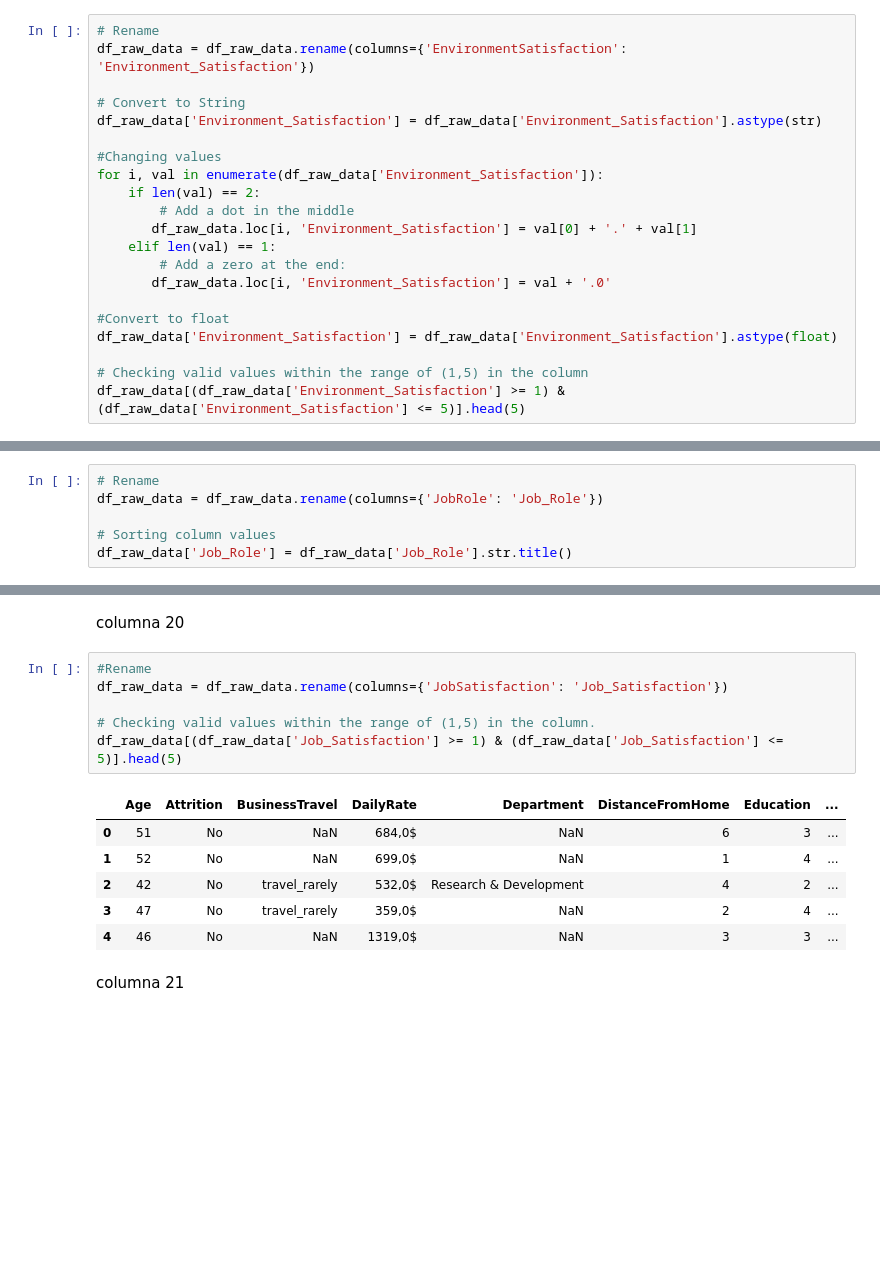
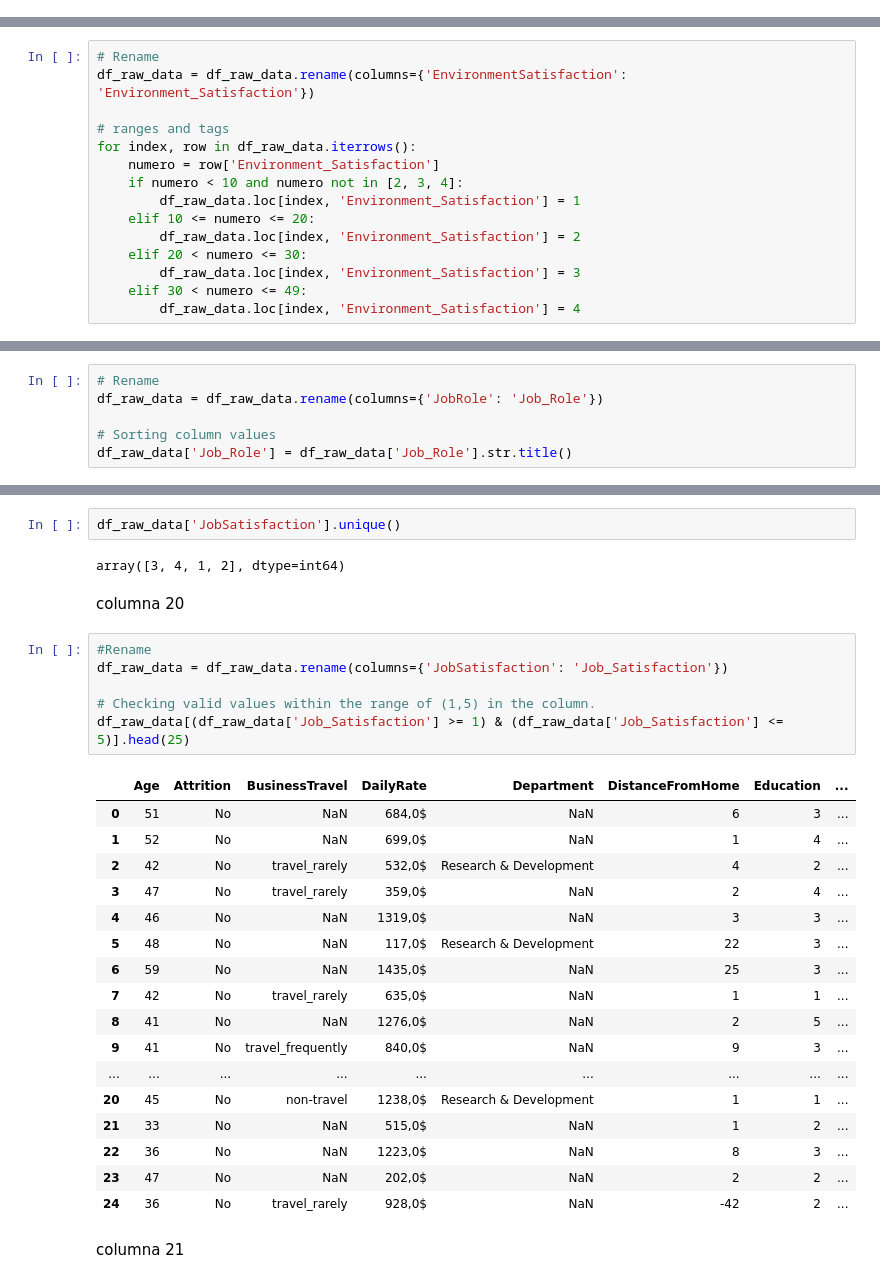
Before and after one commit to nuriancg/project-da-promo-H-module-3-team-1, a Jupyter notebook: limpiar_columnas.ipynb, the cells around one changed output, grey strips where cells are left out. Cells and saved outputs as stored; diff of their text form; blank space fills up the shorter version.

Commit message:
Etiquetas en columna Environment Satisfaction

```diff
--- a/limpiar_columnas.ipynb
+++ b/limpiar_columnas.ipynb
@@ -23,24 +23,3 @@ df_raw_data.head(1)
 | 0 | 51 | No | NaN | 684,0$ | NaN | 6 | 3 | ... |
 # %% [markdown]
 * columna 14
-# %%
-# Rename
-df_raw_data = df_raw_data.rename(columns={'EnvironmentSatisfaction': 'Environment_Satisfaction'})
-
-# Convert to String
-df_raw_data['Environment_Satisfaction'] = df_raw_data['Environment_Satisfaction'].astype(str)
-
-#Changing values
-for i, val in enumerate(df_raw_data['Environment_Satisfaction']):
-    if len(val) == 2:
-        # Add a dot in the middle
-       df_raw_data.loc[i, 'Environment_Satisfaction'] = val[0] + '.' + val[1]
-    elif len(val) == 1:
-        # Add a zero at the end:
-       df_raw_data.loc[i, 'Environment_Satisfaction'] = val + '.0'
-
-#Convert to float
-df_raw_data['Environment_Satisfaction'] = df_raw_data['Environment_Satisfaction'].astype(float)
-
-# Checking valid values within the range of (1,5) in the column
-df_raw_data[(df_raw_data['Environment_Satisfaction'] >= 1) & (df_raw_data['Environment_Satisfaction'] <= 5)].head(5)
@@ -53,0 +46,15 @@ df_raw_data[(df_raw_data['Environment_Satisfaction'] >= 1) & (df_raw_data['Envir
+# %%
+# Rename
+df_raw_data = df_raw_data.rename(columns={'EnvironmentSatisfaction': 'Environment_Satisfaction'})
+
+# ranges and tags
+for index, row in df_raw_data.iterrows():
+    numero = row['Environment_Satisfaction']
+    if numero < 10 and numero not in [2, 3, 4]:
+        df_raw_data.loc[index, 'Environment_Satisfaction'] = 1
+    elif 10 <= numero <= 20:
+        df_raw_data.loc[index, 'Environment_Satisfaction'] = 2
+    elif 20 < numero <= 30:
+        df_raw_data.loc[index, 'Environment_Satisfaction'] = 3
+    elif 30 < numero <= 49:
+        df_raw_data.loc[index, 'Environment_Satisfaction'] = 4
@@ -126,18 +172,33 @@ df_raw_data['Job_Role'] = df_raw_data['Job_Role'].str.title()
+# %%
+df_raw_data['JobSatisfaction'].unique()
+# %% [output]
+array([3, 4, 1, 2], dtype=int64)
 # %% [markdown]
 columna 20
 # %%
 #Rename
 df_raw_data = df_raw_data.rename(columns={'JobSatisfaction': 'Job_Satisfaction'})
 
 # Checking valid values within the range of (1,5) in the column.
-df_raw_data[(df_raw_data['Job_Satisfaction'] >= 1) & (df_raw_data['Job_Satisfaction'] <= 5)].head(5)
+df_raw_data[(df_raw_data['Job_Satisfaction'] >= 1) & (df_raw_data['Job_Satisfaction'] <= 5)].head(25)
 # %% [output]
 |  | Age | Attrition | BusinessTravel | DailyRate | Department | DistanceFromHome | Education | ... |
 | 0 | 51 | No | NaN | 684,0$ | NaN | 6 | 3 | ... |
 | 1 | 52 | No | NaN | 699,0$ | NaN | 1 | 4 | ... |
 | 2 | 42 | No | travel_rarely | 532,0$ | Research & Development | 4 | 2 | ... |
 | 3 | 47 | No | travel_rarely | 359,0$ | NaN | 2 | 4 | ... |
 | 4 | 46 | No | NaN | 1319,0$ | NaN | 3 | 3 | ... |
+| 5 | 48 | No | NaN | 117,0$ | Research & Development | 22 | 3 | ... |
+| 6 | 59 | No | NaN | 1435,0$ | NaN | 25 | 3 | ... |
+| 7 | 42 | No | travel_rarely | 635,0$ | NaN | 1 | 1 | ... |
+| 8 | 41 | No | NaN | 1276,0$ | NaN | 2 | 5 | ... |
+| 9 | 41 | No | travel_frequently | 840,0$ | NaN | 9 | 3 | ... |
+| ... | ... | ... | ... | ... | ... | ... | ... | ... |
+| 20 | 45 | No | non-travel | 1238,0$ | Research & Development | 1 | 1 | ... |
+| 21 | 33 | No | NaN | 515,0$ | NaN | 1 | 2 | ... |
+| 22 | 36 | No | NaN | 1223,0$ | NaN | 8 | 3 | ... |
+| 23 | 47 | No | NaN | 202,0$ | NaN | 2 | 2 | ... |
+| 24 | 36 | No | travel_rarely | 928,0$ | NaN | -42 | 2 | ... |
 # %% [markdown]
 columna 21
 # %%
```
Also changed, not shown: parts of 9 cells of this notebook.
